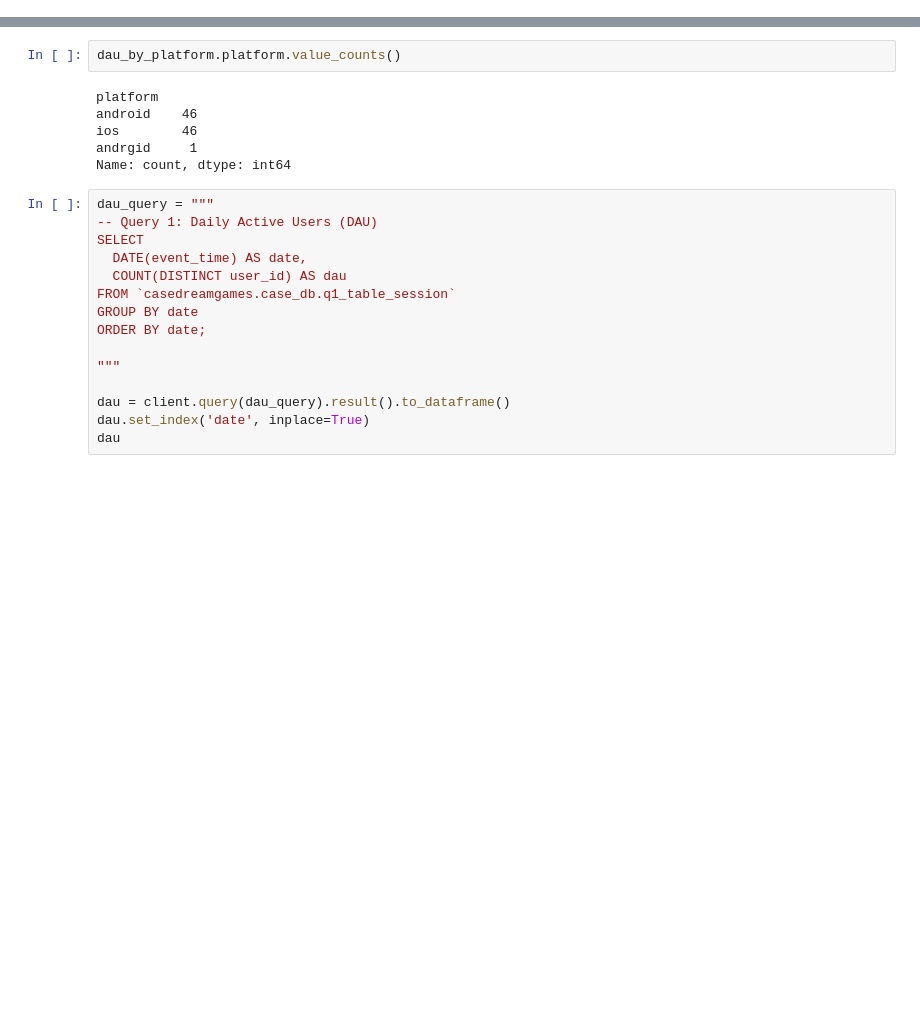
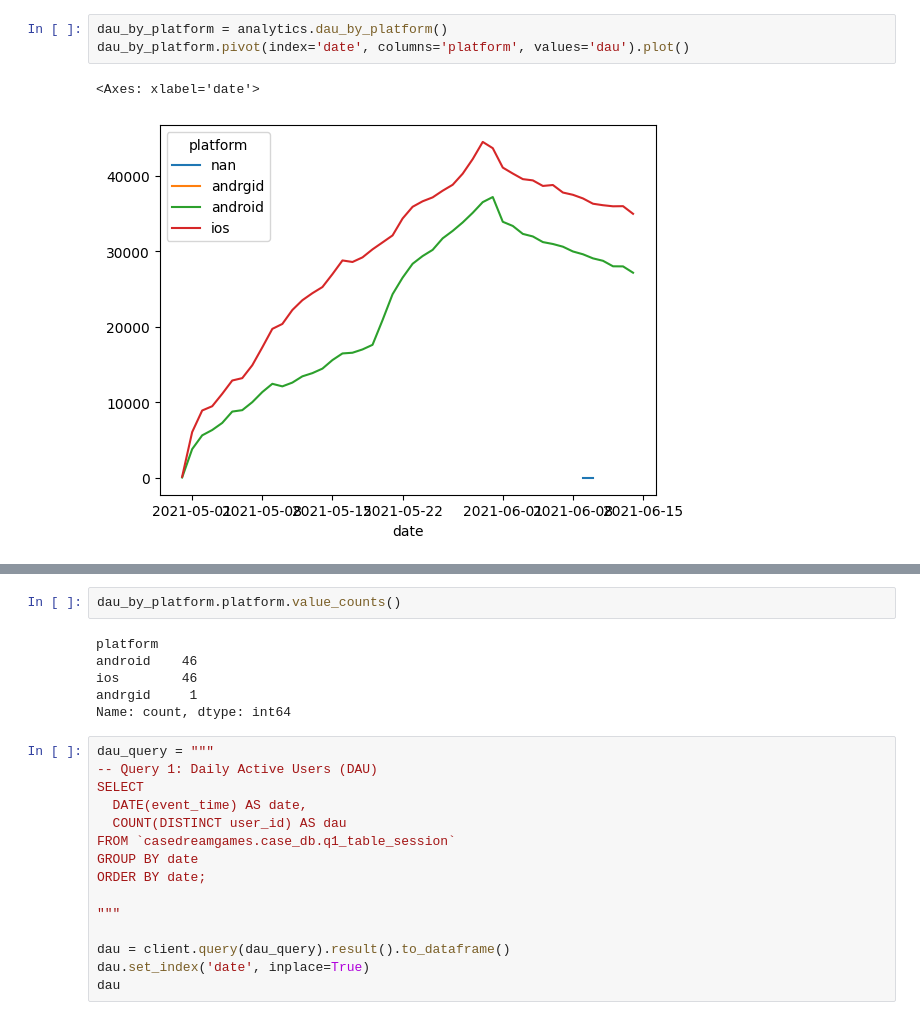
Before and after one commit to ybektas20/dream_case, a Jupyter notebook: eda.ipynb, the cells around one changed output, grey strips where cells are left out. Saved outputs shown, nothing was run; the diff lists cells and outputs as text; blank space fills up the shorter version.

```diff
--- a/eda.ipynb
+++ b/eda.ipynb
@@ -65,0 +41,6 @@ dtype: int64
+# %%
+dau_by_platform = analytics.dau_by_platform()
+dau_by_platform.pivot(index='date', columns='platform', values='dau').plot()
+# %% [output]
+<Axes: xlabel='date'>
+[figure, added]
```
Also changed, not shown: parts of 42 cells of this notebook, 3 other files.
